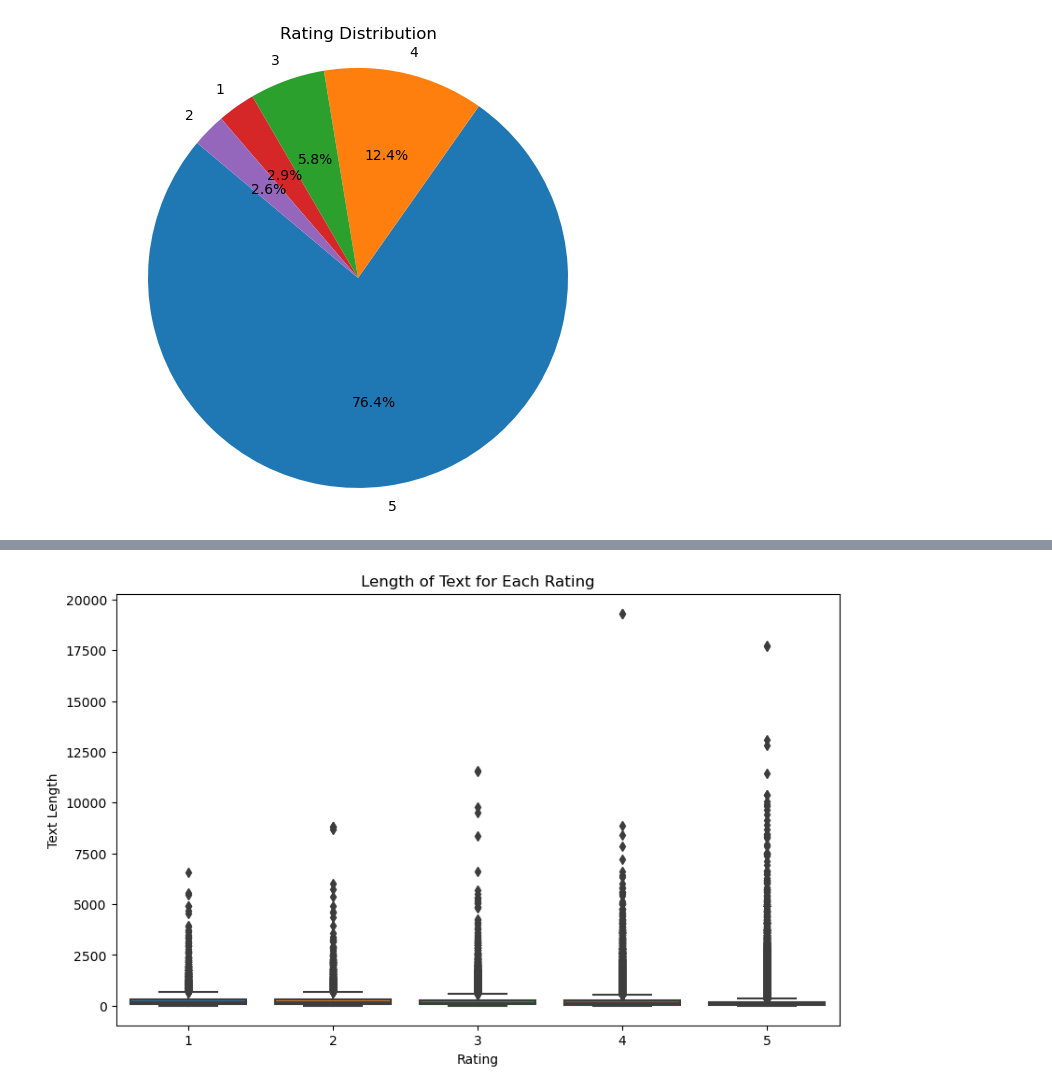
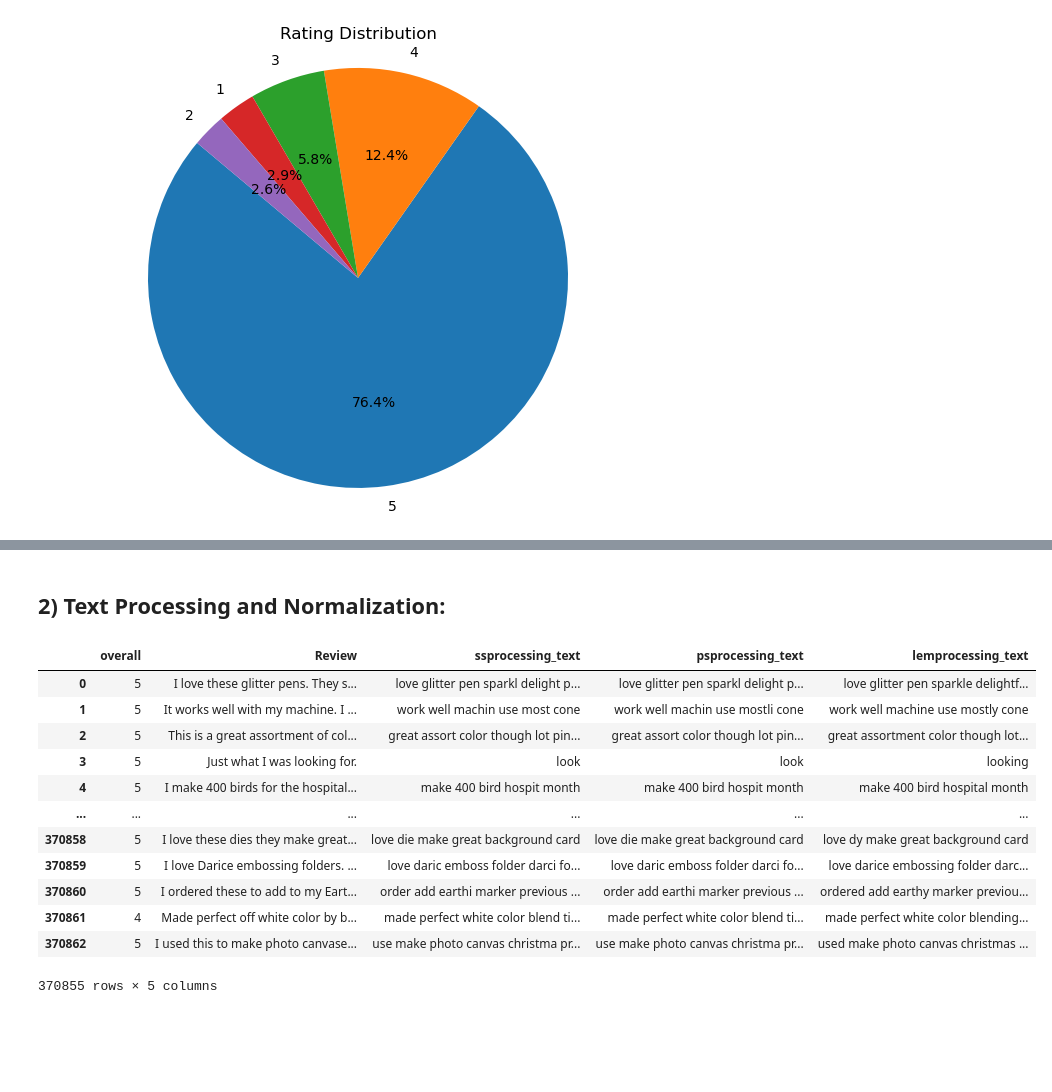
Before and after one commit to farheenfab/AppliedText_CW2, a Jupyter notebook: AmazonReviews.ipynb, the cells around one changed output, grey strips where cells are left out. Drawn from its saved outputs; the diff is of its cells as text; code cells hidden in the pictures; blank space fills up the shorter version.

Commit message:
preprocessing and normalization completed

```diff
--- a/AmazonReviews.ipynb
+++ b/AmazonReviews.ipynb
@@ -107,11 +148,65 @@ for rating, group in grouped:
 # %%
-df['text_length'] = df['Review'].apply(len)
+# train_df['text_length'] = train_df['Review'].apply(len)
 
-plt.figure(figsize=(10, 6))
-sns.boxplot(x='overall', y='text_length', data=df)
-plt.title('Length of Text for Each Rating')
-plt.xlabel('Rating')
-plt.ylabel('Text Length')
-plt.show()
+# plt.figure(figsize=(10, 6))
+# sns.boxplot(x='overall', y='text_length', data=train_df)
+# plt.title('Length of Text for Each Rating')
+# plt.xlabel('Rating')
+# plt.ylabel('Text Length')
+# plt.show()
-# %% [output]
-[figure, removed]
+# %% [markdown]
+## 2) Text Processing and Normalization:
+# %%
+def remove_punctuation(text):
+    # Define the pattern to match punctuation
+    punctuation_pattern = r'[^\w\s]'
+    # Replace punctuation with an empty string
+    text_without_punctuation = re.sub(punctuation_pattern, '', text)
+    # Normalize whitespace
+    normalized_text = re.sub(r'\s+', ' ', text_without_punctuation)
+    return normalized_text
+
+# Text Processing
+def preprocess_text(text, method='snowballstemming'):
+    # Tokenize and lowercase
+    tokens = word_tokenize(text.lower())
+
+    # Define the set of stopwords
+    stop_words = set(stopwords.words('english'))
+
+    # Remove stopwords and punctuation
+    tokens = [remove_punctuation(token) for token in tokens if token.isalnum() and token not in stop_words]
+
+    if method == 'snowballstemming':
+        stemmer = nltk.stem.SnowballStemmer('english')
+        tokens = [stemmer.stem(token) for token in tokens]
+
+    elif method == 'porterstemming':
+        stemmer = nltk.stem.PorterStemmer()
+        tokens = [stemmer.stem(token) for token in tokens]
+
+    elif method == 'lemmatization':
+        lemmatizer = nltk.stem.WordNetLemmatizer()
+        tokens = [lemmatizer.lemmatize(token) for token in tokens]
+
+    return ' '.join(tokens)
+# %%
+train_df['ssprocessing_text'] = train_df['Review'].apply(preprocess_text, method='snowballstemming')
+train_df['psprocessing_text'] = train_df['Review'].apply(preprocess_text, method='porterstemming')
+train_df['lemprocessing_text'] = train_df['Review'].apply(preprocess_text, method='lemmatization')
+# %%
+train_df
+# %% [output]
+|  | overall | Review | ssprocessing_text | psprocessing_text | lemprocessing_text |
+| 0 | 5 | I love these glitter pens. They s... | love glitter pen sparkl delight p... | love glitter pen sparkl delight p... | love glitter pen sparkle delightf... |
+| 1 | 5 | It works well with my machine. I ... | work well machin use most cone | work well machin use mostli cone | work well machine use mostly cone |
+| 2 | 5 | This is a great assortment of col... | great assort color though lot pin... | great assort color though lot pin... | great assortment color though lot... |
+| 3 | 5 | Just what I was looking for. | look | look | looking |
+| 4 | 5 | I make 400 birds for the hospital... | make 400 bird hospit month | make 400 bird hospit month | make 400 bird hospital month |
+| ... | ... | ... | ... | ... | ... |
+| 370858 | 5 | I love these dies they make great... | love die make great background card | love die make great background card | love dy make great background card |
+| 370859 | 5 | I love Darice embossing folders. ... | love daric emboss folder darci fo... | love daric emboss folder darci fo... | love darice embossing folder darc... |
+| 370860 | 5 | I ordered these to add to my Eart... | order add earthi marker previous ... | order add earthi marker previous ... | ordered add earthy marker previou... |
+| 370861 | 4 | Made perfect off white color by b... | made perfect white color blend ti... | made perfect white color blend ti... | made perfect white color blending... |
+| 370862 | 5 | I used this to make photo canvase... | use make photo canvas christma pr... | use make photo canvas christma pr... | used make photo canvas christmas ... |
+370855 rows × 5 columns
```
Also changed, not shown: parts of 15 cells of this notebook, 3 other files.
